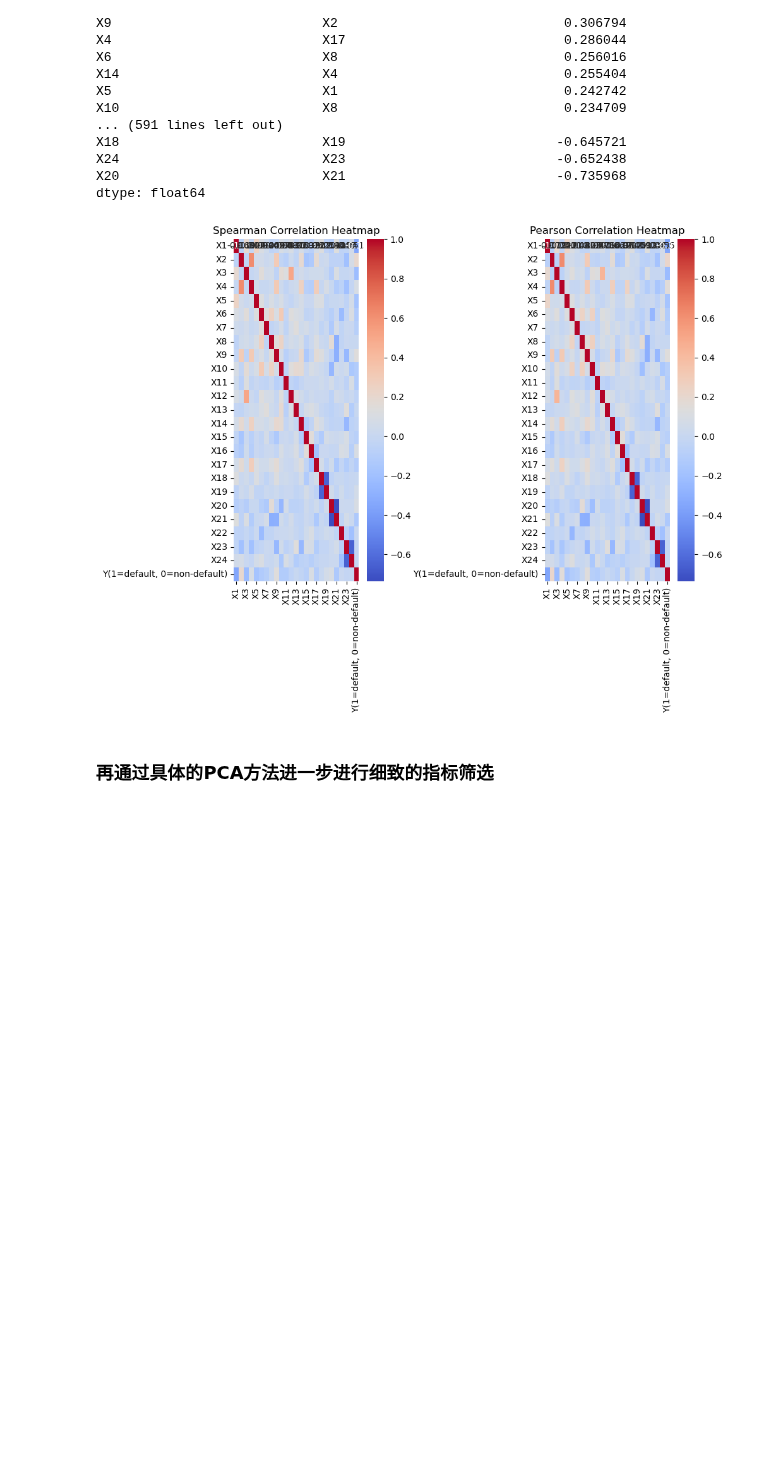
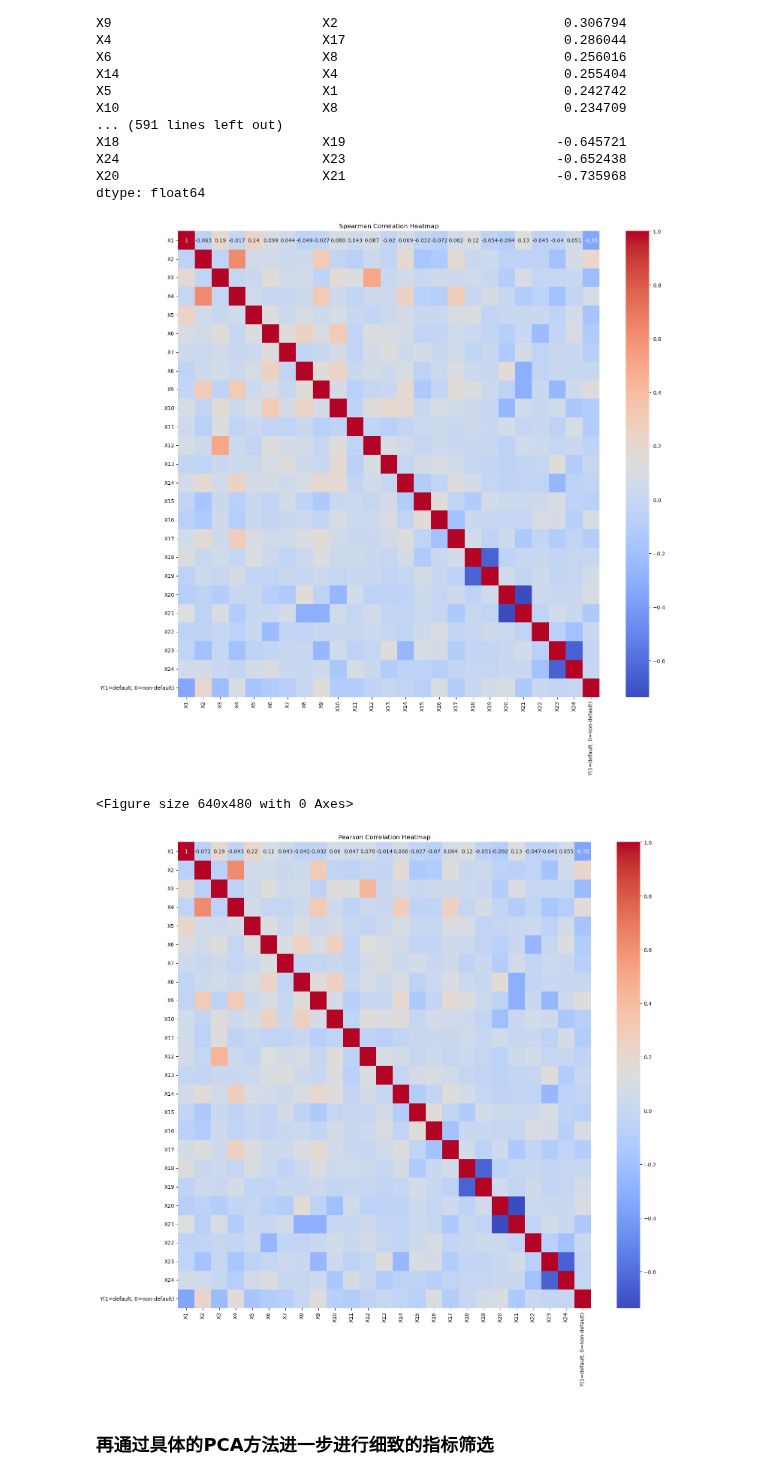
Before and after one commit to Binwen6/CCC, a Jupyter notebook: Code/Q1_data_preparation.ipynb, the cells around one changed output. Cells and saved outputs as stored; diff of their text form; code cells hidden in the pictures; blank space fills up the shorter version.

```diff
--- a/Code/Q1_data_preparation.ipynb
+++ b/Code/Q1_data_preparation.ipynb
@@ -135,25 +135,37 @@ X24                          X23                           -0.652438
 X20                          X21                           -0.735968
 dtype: float64
 # %%
-# 使用热图可视化相关系数
-plt.figure(figsize=(10, 8))
+import matplotlib.pyplot as plt
+import seaborn as sns
+
+# 假设spearman_corr和pearson_corr是之前已经计算好的相关系数矩阵
+
+# 创建主图窗口
+plt.figure(figsize=(30, 15))
 
 # Spearman相关性热图
 plt.subplot(1, 2, 1)
 sns.heatmap(spearman_corr, annot=True, cmap='coolwarm')
 plt.title('Spearman Correlation Heatmap')
+plt.tight_layout()  # （可选）在这里调用确保此子图的布局紧凑
+plt.savefig('..\Data\Q1_spearman_correlation_heatmap.png')  # 保存Spearman热图
+plt.show()  # 显示图形（这通常用于Jupyter Notebook，以便可以可视化结果）
 
-
+plt.clf()  # 清除当前图形，以便创建下一个图形
+plt.figure(figsize=(30, 15))
 # Pearson相关性热图
 plt.subplot(1, 2, 2)
 sns.heatmap(pearson_corr, annot=True, cmap='coolwarm')
 plt.title('Pearson Correlation Heatmap')
-plt.savefig('..\Data\Q1_correlation_heatmap.png')
+plt.tight_layout()  # （可选）在这里调用确保整个图（包括两个子图）的布局紧凑
+plt.savefig('..\Data\Q1_pearson_correlation_heatmap.png')  # 保存Pearson热图
 
-plt.tight_layout()
-plt.show()
+# plt.tight_layout()  # 如果需要确保整个图形（包括两个子图）的布局紧凑，可以在这里调用
+plt.show()  # 显示图形（这通常用于Jupyter Notebook，以便可以可视化结果）
 # %% [output]
-[figure, old version]
+[figure, new version]
+<Figure size 640x480 with 0 Axes>
+[figure, added]
 # %% [markdown]
 ### 再通过具体的PCA方法进一步进行细致的指标筛选
 # %%
```
Also changed, not shown: parts of 2 cells of this notebook, 3 other files.
